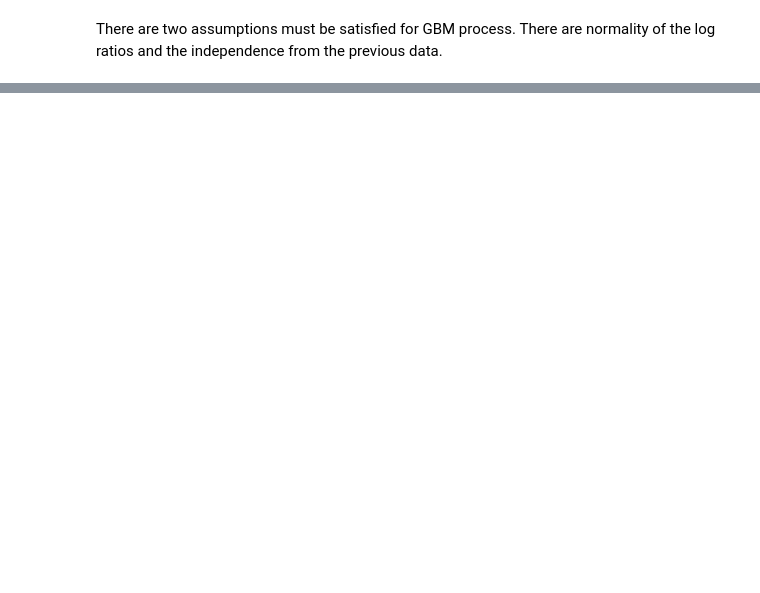
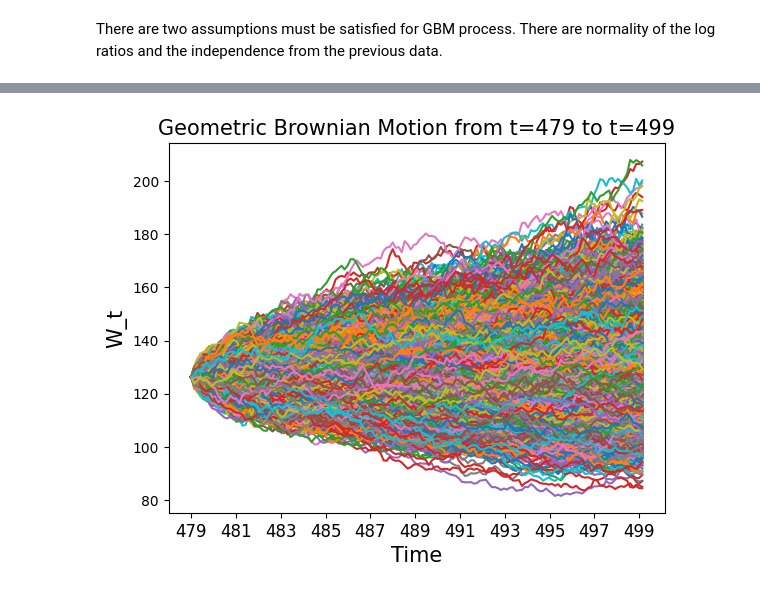
Before and after one commit to yohan2001colombo/DataScience, a Jupyter notebook: Brownian_hw.ipynb, the cells around one changed output, grey strips where cells are left out. Drawn from its saved outputs; the diff is of its cells as text; code cells hidden in the pictures; blank space fills up the shorter version.

```diff
--- a/Brownian_hw.ipynb
+++ b/Brownian_hw.ipynb
@@ -154,0 +160,11 @@ Normality p-value: 8.527533227521388e-20
+# %%
+m = 10000
+T = 20
+sigma = np.sqrt(sigma_2)
+N = 150
+mu = mu
+w0 = df["Closing Price"][len(df)-1]
+t0 = 0
+t1 = df["time_index"][len(df)-1]
+
+y = BrownianG(m,T,N,sigma,mu,w0,True) # Geometric Brownian Motion
@@ -154,0 +187,36 @@ Normality p-value: 8.527533227521388e-20
+# %%
+def BrownianPlot(y,T):
+  """
+    Arguments
+    -----------
+    y-array with shape (m,N+1). Each row gives discritizeed version
+    of a sample path.There are m sample paths
+    T-Total Time
+
+    Returns
+    ----------
+    A plot of the sample paths
+  """
+
+  # Number of steps
+  N = y.shape[1]
+  # Length of time step
+  dt = T/(N-1)
+
+  t = np.linspace(t1, t1+N*dt, N)
+  for k in range(y.shape[0]):
+    plt.plot(t,y[k])
+
+  # Set x-axis to show only integer values
+  plt.xticks(np.arange(t1, t1+T+1, step=max(1, int(T/10))),  # Ensure at least step=1
+               fontsize=12)
+
+  plt.xlabel('Time', fontsize=15)
+  plt.ylabel('W_t', fontsize=15)
+  plt.title(f'Geometric Brownian Motion from t={t1} to t={t1+T}', fontsize=15)
+  #plt.grid(True)
+  plt.show()
+# %%
+BrownianPlot(y,T)
+# %% [output]
+[figure, added]
```
Also changed, not shown: parts of 19 cells of this notebook.
